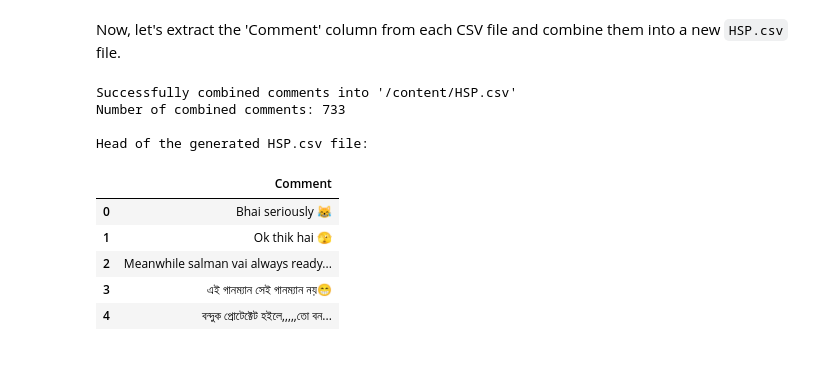
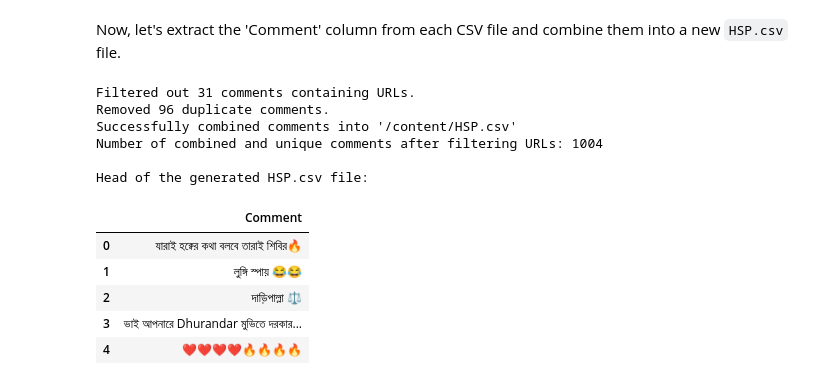
Before and after one commit to haisam10/Hate-speech-and-non-hate-speech-text, a Jupyter notebook: hate_speech_and_non_hate_speech_text.ipynb, the cells around one changed output. Drawn from its saved outputs; the diff is of its cells as text; code cells hidden in the pictures.

```diff
--- a/hate_speech_and_non_hate_speech_text.ipynb
+++ b/hate_speech_and_non_hate_speech_text.ipynb
@@ -3,7 +3,7 @@ import os
 import pandas as pd
 
 # Define the path to the export folder
-export_folder_path = '/content/export_folder/'
+export_folder_path = '/content/export/'
 
 # List all files in the export folder
 all_files = os.listdir(export_folder_path)
@@ -29,6 +33,9 @@ Now, let's take a look at the first CSV file to understand its structure. This w
 # %% [markdown]
 Now, let's extract the 'Comment' column from each CSV file and combine them into a new `HSP.csv` file.
 # %%
+import re
+import pandas as pd
+
 all_comments = pd.Series(dtype=str)
 
 if csv_files:
@@ -39,37 +46,50 @@ if csv_files:
             # Using 'engine='python'' to help with delimiter detection and 'encoding' for common issues
             # Changed encoding to 'utf-8-sig' for better compatibility with non-ASCII characters
             df = pd.read_csv(file_path, sep=None, engine='python', encoding='utf-8-sig')
 
             # Check if 'Comment' column exists
             if 'Comment' in df.columns:
                 # Append comments to our series, dropping any rows where 'Comment' is NaN
                 all_comments = pd.concat([all_comments, df['Comment'].dropna()])
             else:
                 print(f"Warning: 'Comment' column not found in {csv_file}. Skipping this file.")
         except Exception as e:
             print(f"Error reading {csv_file}: {e}. Skipping this file.")
 
+    # Filter out comments that are primarily URLs
+    url_pattern = r'http[s]?://\S+'
+    initial_comment_count = len(all_comments)
+    all_comments = all_comments[~all_comments.astype(str).str.contains(url_pattern, na=False)]
+    print(f"Filtered out {initial_comment_count - len(all_comments)} comments containing URLs.")
+
+    # Remove duplicate comments
+    initial_unique_comment_count = len(all_comments)
+    all_comments = all_comments.drop_duplicates()
+    print(f"Removed {initial_unique_comment_count - len(all_comments)} duplicate comments.")
+
     # Save the combined comments to HSP.csv
     output_file_path = '/content/HSP.csv'
     # Saving with 'utf-8-sig' encoding to ensure external programs correctly display Bengali text
     all_comments.to_csv(output_file_path, index=False, header=['Comment'], encoding='utf-8-sig')
     print(f"Successfully combined comments into '{output_file_path}'")
-    print(f"Number of combined comments: {len(all_comments)}")
+    print(f"Number of combined and unique comments after filtering URLs: {len(all_comments)}")
 
     # Display the head of the combined comments file, reading with the same encoding
     df_hsp = pd.read_csv(output_file_path, encoding='utf-8-sig')
     print("\nHead of the generated HSP.csv file:")
     display(df_hsp.head())
 else:
     print("No CSV files found to process.")
 # %% [output]
+Filtered out 31 comments containing URLs.
+Removed 96 duplicate comments.
 Successfully combined comments into '/content/HSP.csv'
-Number of combined comments: 733
+Number of combined and unique comments after filtering URLs: 1004
 
 Head of the generated HSP.csv file:
 |  | Comment |
-| 0 | Bhai seriously 😹 |
-| 1 | Ok thik hai 🫣 |
-| 2 | Meanwhile salman vai always ready... |
-| 3 | এই গানম্যান সেই গানম্যান নয়😁 |
-| 4 | বন্দুক প্রোটেক্টেট হইলে,,,,,তো বন... |
+| 0 | যারাই হক্বের কথা বলবে তারাই শিবির🔥 |
+| 1 | লুঙ্গি স্পায় 😂😂 |
+| 2 | দাড়িপাল্লা ⚖️ |
+| 3 | ভাই আপনারে Dhurandar মুভিতে দরকার... |
+| 4 | ❤️❤️❤️❤️🔥🔥🔥🔥 |
```
Also changed, not shown: parts of 3 cells of this notebook, 6 other files.
